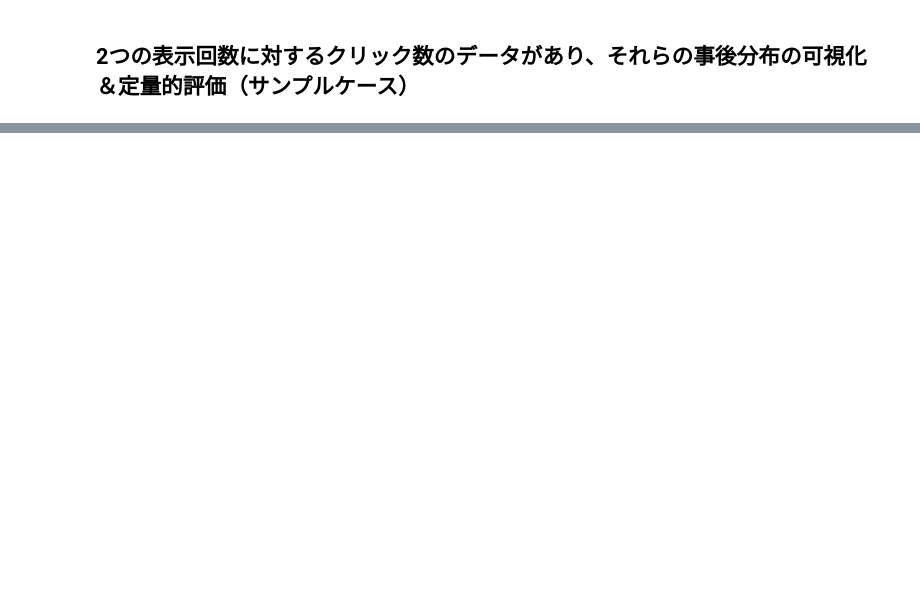
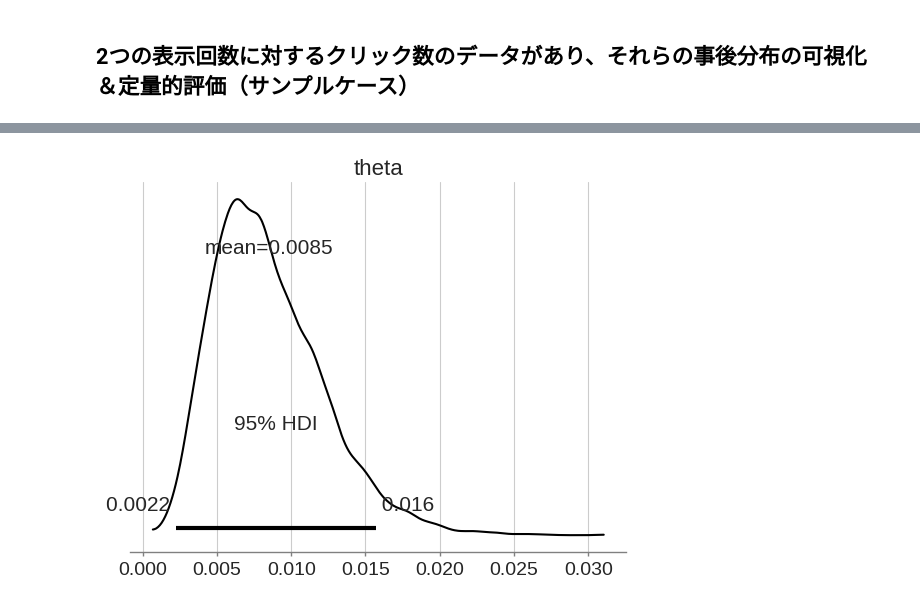
Before and after one commit to yuji-sgs/media-optimization, a Jupyter notebook: CTA_improvement.ipynb, the cells around one changed output, grey strips where cells are left out. Saved outputs shown, nothing was run; the diff lists cells and outputs as text; code cells hidden in the pictures; blank space fills up the shorter version.

```diff
--- a/CTA_improvement.ipynb
+++ b/CTA_improvement.ipynb
@@ -68,0 +96,5 @@ print((theta_B - theta_A > 0).mean())
+# %%
+with model:
+  pm.plot_posterior(trace, hdi_prob=0.95)
+# %% [output]
+[figure, added]
```
Also changed, not shown: parts of 12 cells of this notebook.
